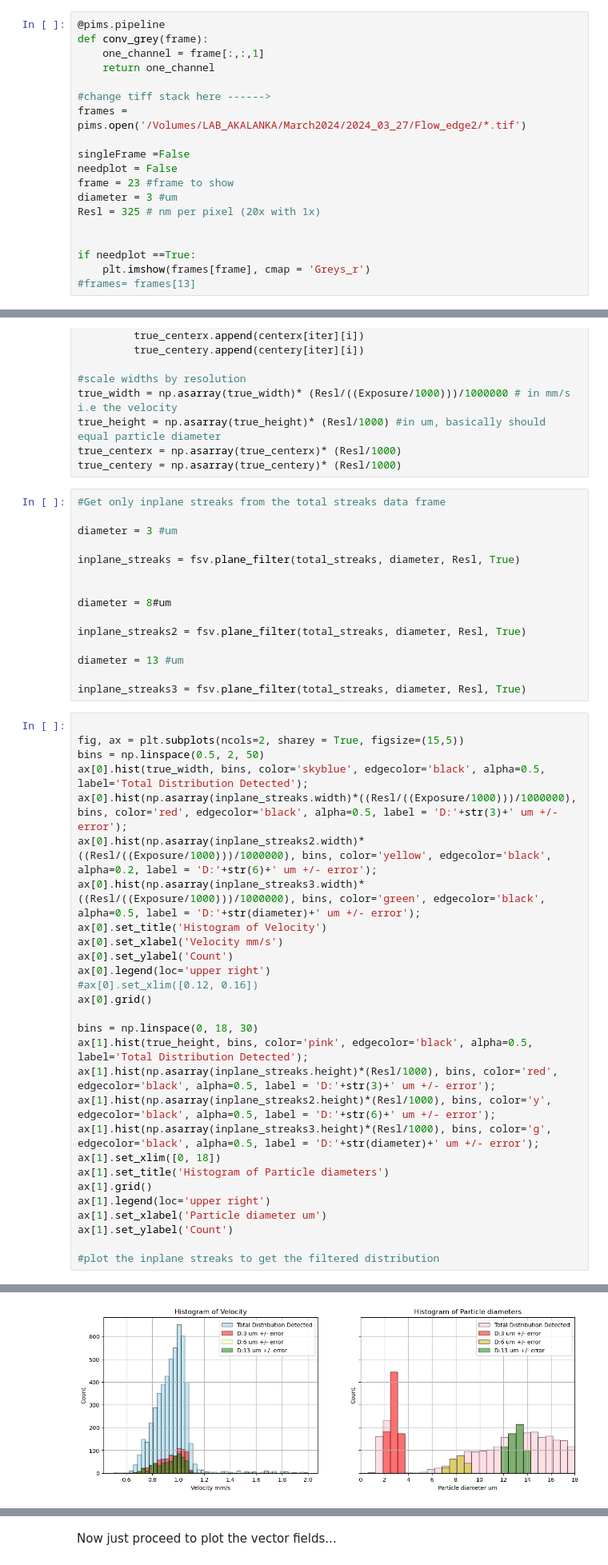
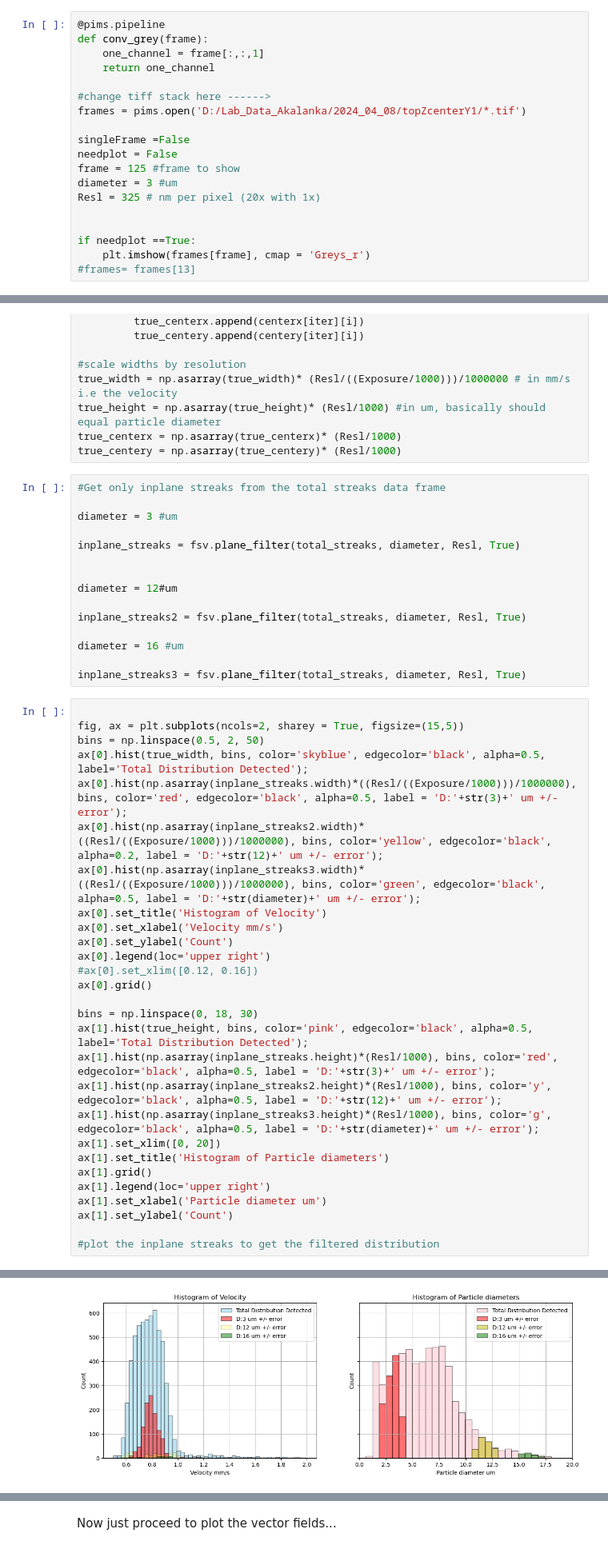
Before and after one commit to pamud-akalanka/FSVPy, a Jupyter notebook: Streaks.ipynb, the cells around one changed output, grey strips where cells are left out. Shown at 80% size. Cells and saved outputs as stored; diff of their text form.

```diff
--- a/Streaks.ipynb
+++ b/Streaks.ipynb
@@ -20,11 +20,11 @@ def conv_grey(frame):
     return one_channel
 
 #change tiff stack here ------>
-frames = pims.open('/Volumes/LAB_AKALANKA/March2024/2024_03_27/Flow_edge2/*.tif')
+frames = pims.open('D:/Lab_Data_Akalanka/2024_04_08/topZcenterY1/*.tif')
 
 singleFrame =False
 needplot = False
-frame = 23 #frame to show
+frame = 125 #frame to show
 diameter = 3 #um
 Resl = 325 # nm per pixel (20x with 1x)
 
@@ -146,41 +145,41 @@ diameter = 3 #um
 inplane_streaks = fsv.plane_filter(total_streaks, diameter, Resl, True)
 
 
-diameter = 8#um
+diameter = 12#um
 
 inplane_streaks2 = fsv.plane_filter(total_streaks, diameter, Resl, True)
 
-diameter = 13 #um
+diameter = 16 #um
 
 inplane_streaks3 = fsv.plane_filter(total_streaks, diameter, Resl, True)
 # %%
 
 fig, ax = plt.subplots(ncols=2, sharey = True, figsize=(15,5))
 bins = np.linspace(0.5, 2, 50)
 ax[0].hist(true_width, bins, color='skyblue', edgecolor='black', alpha=0.5, label='Total Distribution Detected');
 ax[0].hist(np.asarray(inplane_streaks.width)*((Resl/((Exposure/1000)))/1000000), bins, color='red', edgecolor='black', alpha=0.5, label = 'D:'+str(3)+' um +/- error');
-ax[0].hist(np.asarray(inplane_streaks2.width)*((Resl/((Exposure/1000)))/1000000), bins, color='yellow', edgecolor='black', alpha=0.2, label = 'D:'+str(6)+' um +/- error');
+ax[0].hist(np.asarray(inplane_streaks2.width)*((Resl/((Exposure/1000)))/1000000), bins, color='yellow', edgecolor='black', alpha=0.2, label = 'D:'+str(12)+' um +/- error');
 ax[0].hist(np.asarray(inplane_streaks3.width)*((Resl/((Exposure/1000)))/1000000), bins, color='green', edgecolor='black', alpha=0.5, label = 'D:'+str(diameter)+' um +/- error');
 ax[0].set_title('Histogram of Velocity')
 ax[0].set_xlabel('Velocity mm/s')
 ax[0].set_ylabel('Count')
 ax[0].legend(loc='upper right')
 #ax[0].set_xlim([0.12, 0.16])
 ax[0].grid()
 
 bins = np.linspace(0, 18, 30)
 ax[1].hist(true_height, bins, color='pink', edgecolor='black', alpha=0.5, label='Total Distribution Detected');
 ax[1].hist(np.asarray(inplane_streaks.height)*(Resl/1000), bins, color='red', edgecolor='black', alpha=0.5, label = 'D:'+str(3)+' um +/- error');
-ax[1].hist(np.asarray(inplane_streaks2.height)*(Resl/1000), bins, color='y', edgecolor='black', alpha=0.5, label = 'D:'+str(6)+' um +/- error');
+ax[1].hist(np.asarray(inplane_streaks2.height)*(Resl/1000), bins, color='y', edgecolor='black', alpha=0.5, label = 'D:'+str(12)+' um +/- error');
 ax[1].hist(np.asarray(inplane_streaks3.height)*(Resl/1000), bins, color='g', edgecolor='black', alpha=0.5, label = 'D:'+str(diameter)+' um +/- error');
-ax[1].set_xlim([0, 18])
+ax[1].set_xlim([0, 20])
 ax[1].set_title('Histogram of Particle diameters')
 ax[1].grid()
 ax[1].legend(loc='upper right')
 ax[1].set_xlabel('Particle diameter um')
 ax[1].set_ylabel('Count')
 
 #plot the inplane streaks to get the filtered distribution
 # %% [output]
 Text(0, 0.5, 'Count')
-[figure, old version]
+[figure, new version]
```
Also changed, not shown: parts of 4 cells of this notebook, 1 other file.
